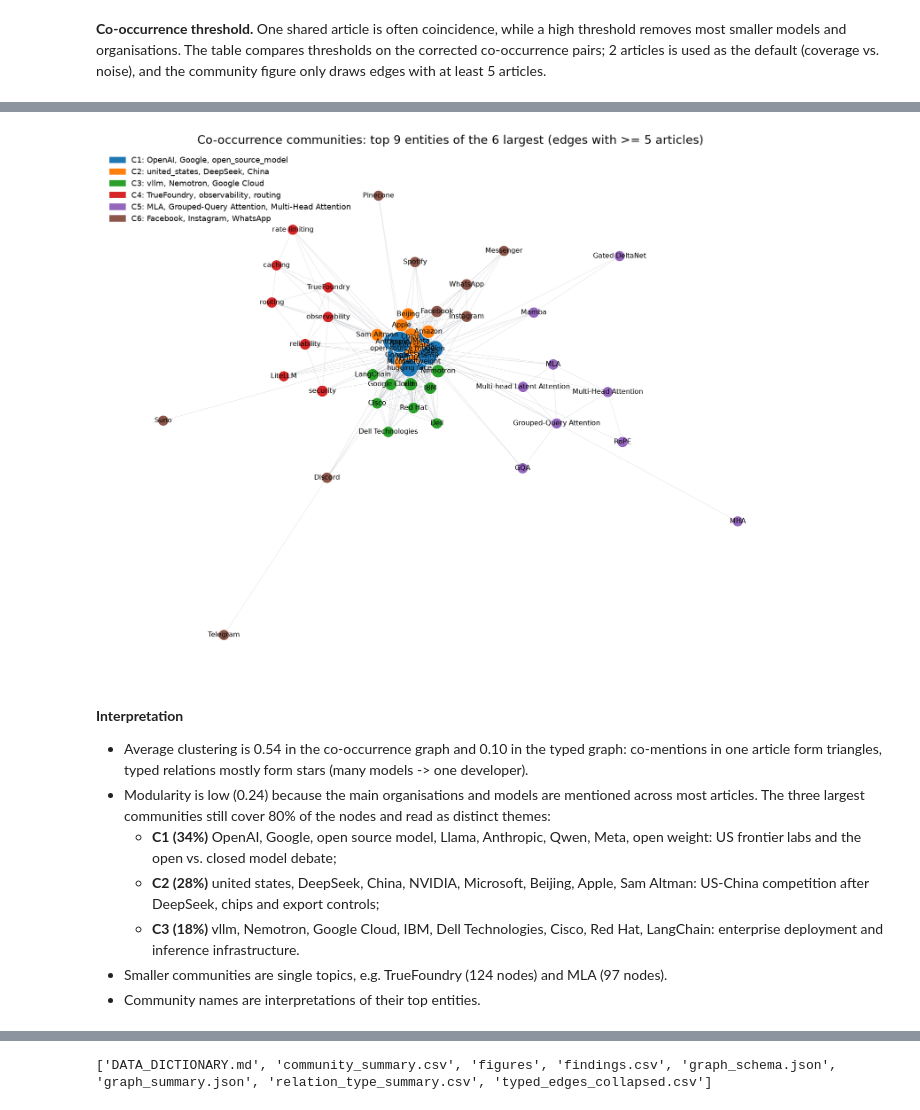
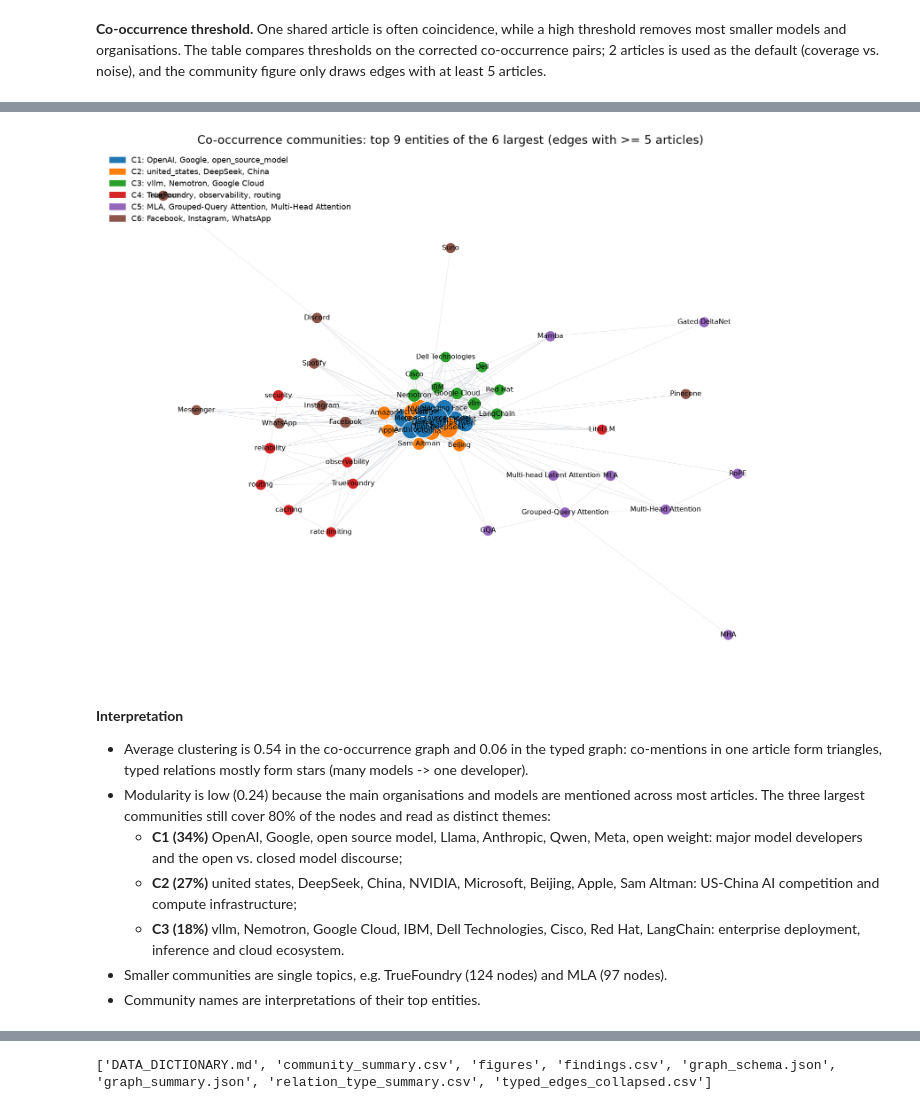
Before and after one commit to jihyeon26/2026-09-CLT-computational_language, a Jupyter notebook: notebooks/stage1_wp3_knowledge_graph.ipynb, the cells around one changed output, grey strips where cells are left out. Cells and saved outputs as stored; diff of their text form; code cells hidden in the pictures.

```diff
--- a/notebooks/stage1_wp3_knowledge_graph.ipynb
+++ b/notebooks/stage1_wp3_knowledge_graph.ipynb
@@ -904,8 +1282,17 @@ reporting in this corpus, not the whole industry.
 # %%
 structure = pd.DataFrame({name: graph_summary(graph) for name, graph in
                           [("assertion", assertion_graph), ("typed", typed_graph), ("co-occurrence", cooccurrence_graph)]}).T
-typed_undirected = nx.Graph(typed_graph.to_undirected())
-structure.loc["typed", "largest_component_nodes"] = len(max(nx.connected_components(typed_undirected), key=len))
+ANALYSIS_EXCLUDED_GROUPS = {"ATTRIBUTE"}
+analysis_excluded = collapsed["predicate_group"].isin(ANALYSIS_EXCLUDED_GROUPS) | collapsed["added_by"].eq("model_name_member")
+collapsed_analysis = collapsed[~analysis_excluded].copy()
+excluded_edges = set(zip(collapsed.loc[analysis_excluded, "subject_id"], collapsed.loc[analysis_excluded, "object_id"],
+                         collapsed.loc[analysis_excluded, "predicate"]))
+typed_analysis_graph = typed_graph.copy()
+typed_analysis_graph.remove_edges_from([edge for edge in typed_graph.edges(keys=True) if edge in excluded_edges])
+typed_analysis_graph.remove_nodes_from(list(nx.isolates(typed_analysis_graph)))
+structure.loc["typed (analysis view)"] = pd.Series(graph_summary(typed_analysis_graph))
+typed_undirected = nx.Graph(typed_analysis_graph.to_undirected())
+structure.loc["typed (analysis view)", "largest_component_nodes"] = len(max(nx.connected_components(typed_undirected), key=len))
 structure.loc["co-occurrence", "largest_component_nodes"] = len(max(nx.connected_components(cooccurrence_graph), key=len))
 display(structure)
 
@@ -966,5 +1354,5 @@ in-degree of an organisation is the number of its artefacts in the graph.
 # %%
-typed_metrics = calculate_node_metrics(typed_graph, "typed", "weight", sample_size=1000, seed=SEED)
+typed_metrics = calculate_node_metrics(typed_analysis_graph, "typed", "weight", sample_size=1000, seed=SEED)
 cooc_metrics = calculate_node_metrics(cooccurrence_graph, "cooccurrence", "document_count", sample_size=500, seed=SEED)
 for metrics in (typed_metrics, cooc_metrics):
     metrics["entity_type_compact"] = metrics["entity_id"].map(node_index["entity_type_compact"])
@@ -976,7 +1364,7 @@ display(typed_metrics.head(15)[metric_columns].round(4))
 print("Co-occurrence graph: top 15 by PageRank")
 display(cooc_metrics.head(15)[[c for c in metric_columns if c in cooc_metrics]].round(4))
 
-relation_metrics = calculate_relation_type_metrics(nodes_kg, collapsed, sample_size=300, seed=SEED)
+relation_metrics = calculate_relation_type_metrics(nodes_kg, collapsed_analysis, sample_size=300, seed=SEED)
 relation_views = {"developed by": ("in_degree", "organisations with the most artefacts"),
                   "competes with": ("degree", "entities with the most competitors"),
                   "works for": ("in_degree", "organisations with the most named people"),
@@ -1074,14 +1462,19 @@ fig.tight_layout(rect=(0, 0.05, 1, 1))
 save_figure(fig, "02_pagerank_typed_vs_cooccurrence.png")
 
 labels = node_index["canonical_name"]
-developers = relation_metrics[relation_metrics["predicate"] == "developed by"].nlargest(1, "in_degree").iloc[0]
-developer_products = collapsed[(collapsed["predicate"] == "developed by") & (collapsed["object_id"] == developers["entity_id"])]
+top_typed = typed_metrics.head(7)
+dev = relation_metrics[relation_metrics["predicate"] == "developed by"].nlargest(1, "in_degree").iloc[0]
+developed = collapsed[collapsed["predicate"] == "developed by"].assign(
+    product_type=lambda d: d["subject_id"].map(node_index["entity_type_compact"]))
+dev_products = developed[developed["object_id"] == dev["entity_id"]]
+dev_mix = dev_products["product_type"].value_counts()
+model_leader = developed[developed["product_type"] == "MODEL"]["object_id"].value_counts()
+fragments = [n for n in dev_products["subject_id"].map(labels) if "Blackwell" in n]
 competition = relation_metrics[relation_metrics["predicate"] == "competes with"].nlargest(1, "weighted_degree").iloc[0]
 bridge = typed_metrics.nlargest(1, "betweenness").iloc[0]
 context = cooc_metrics.head(15)
 context = context[context["entity_type_compact"].isin(["LOCATION_OR_GROUP", "MODEL_ATTRIBUTE"])]["canonical_name"].map(pretty)
 overlap = set(typed_metrics.head(20)["entity_id"]) & set(cooc_metrics.head(20)["entity_id"])
-top_typed = typed_metrics.head(7)
 if competition["entity_id"] == bridge["entity_id"]:
     competition_text = (f"**{competition['canonical_name']}** has both the highest `competes with` weight "
                         f"({int(competition['weighted_degree'])} supporting articles) and the highest betweenness "
@@ -1096,9 +1489,12 @@ display(Markdown(f'''
 - The seven highest-PageRank entities of the typed graph are {", ".join(top_typed["canonical_name"])}
   ({", ".join(sorted(set(top_typed["entity_type_compact"])))}). Open model families in the top 15:
   {", ".join(typed_metrics.head(15).query("entity_type_compact == 'MODEL'")["canonical_name"])}.
-- **{developers["canonical_name"]}** has the most artefacts linked by `developed by` (in-degree {int(developers["in_degree"])},
-  e.g. {", ".join(developer_products.nlargest(4, "document_count")["subject_id"].map(labels))}): it appears both as a
-  hardware supplier and as a model and software developer.
+- **{dev["canonical_name"]}** has the highest `developed by` in-degree ({int(dev["in_degree"])}), but
+  {dev_mix.get("INFRASTRUCTURE", 0)} of these artefacts are infrastructure (GPUs, systems, software) and
+  {dev_mix.get("MODEL", 0)} are models. Some products also appear under several names (e.g. {", ".join(fragments[:4])}),
+  so the count is larger than the number of products. It reads as "the company with the most named products in the
+  articles" rather than "the company that develops the most". Counting models only, **{labels[model_leader.index[0]]}**
+  has the most ({model_leader.iloc[0]}).
 - {competition_text}
 - The co-occurrence ranking also contains context entities ({", ".join(context)}), which reflect the background
   of the reporting (US-China competition, the open vs. closed debate) rather than typed relations.
@@ -1173,49 +1572,49 @@ fig, ax = plt.subplots(figsize=(13, 10))
 max_docs = max(nx.get_edge_attributes(draw, "document_count").values())
 nx.draw_networkx_edges(draw, positions, width=[0.3 + 2.5 * d["document_count"] / max_docs for _, _, d in draw.edges(data=True)],
                        alpha=0.25, edge_color="#6B7280", ax=ax)
 nx.draw_networkx_nodes(draw, positions, ax=ax, linewidths=0.6, edgecolors="white",
                        node_color=[palette(community_of[n] - 1) for n in draw],
                        node_size=[120 + 0.6 * draw.nodes[n]["document_count"] for n in draw])
 nx.draw_networkx_labels(draw, positions, labels={n: pretty(draw.nodes[n]["label"]) for n in draw}, font_size=7, ax=ax)
 legend_labels = community_summary.set_index("community_id")["top_entities"]
 ax.legend(handles=[Patch(color=palette(c - 1), label=f"C{c}: " + ", ".join(legend_labels[c].split(", ")[:3]))
                    for c in range(1, TOP_COMMUNITIES + 1)], loc="upper left", frameon=False, fontsize=8)
 ax.set_title(f"Co-occurrence communities: top {NODES_PER_COMMUNITY} entities of the {TOP_COMMUNITIES} largest "
              f"(edges with >= {DRAW_COOCCURRENCE_DOCUMENTS} articles)")
 ax.axis("off")
 save_figure(fig, "03_cooccurrence_communities.png")
 
 c = community_summary.set_index("community_id").assign(top_entities=lambda d: d["top_entities"].map(pretty))
 display(Markdown(f'''
 **Interpretation**
 
 - Average clustering is {clustering_table.loc[1, "average clustering"]:.2f} in the co-occurrence graph and
   {clustering_table.loc[0, "average clustering"]:.2f} in the typed graph: co-mentions in one article form triangles,
   typed relations mostly form stars (many models -> one developer).
 - Modularity is low ({modularity:.2f}) because the main organisations and models are mentioned across most
   articles. The three largest communities still cover {c.loc[[1, 2, 3], "share_of_nodes"].sum():.0%} of the nodes
   and read as distinct themes:
-  - **C1 ({c.loc[1, "share_of_nodes"]:.0%})** {c.loc[1, "top_entities"]}: US frontier labs and the open vs. closed model debate;
-  - **C2 ({c.loc[2, "share_of_nodes"]:.0%})** {c.loc[2, "top_entities"]}: US-China competition after DeepSeek, chips and export controls;
-  - **C3 ({c.loc[3, "share_of_nodes"]:.0%})** {c.loc[3, "top_entities"]}: enterprise deployment and inference infrastructure.
+  - **C1 ({c.loc[1, "share_of_nodes"]:.0%})** {c.loc[1, "top_entities"]}: major model developers and the open vs. closed model discourse;
+  - **C2 ({c.loc[2, "share_of_nodes"]:.0%})** {c.loc[2, "top_entities"]}: US-China AI competition and compute infrastructure;
+  - **C3 ({c.loc[3, "share_of_nodes"]:.0%})** {c.loc[3, "top_entities"]}: enterprise deployment, inference and cloud ecosystem.
 - Smaller communities are single topics, e.g. {c.loc[4, "top_entities"].split(", ")[0]} ({c.loc[4, "node_count"]} nodes)
   and {c.loc[5, "top_entities"].split(", ")[0]} ({c.loc[5, "node_count"]} nodes).
 - Community names are interpretations of their top entities.
 '''))
 # %% [output]
-[figure, old version]
+[figure, new version]
 
 **Interpretation**
 
 - Average clustering is 0.54 in the co-occurrence graph and
-  0.10 in the typed graph: co-mentions in one article form triangles,
+  0.06 in the typed graph: co-mentions in one article form triangles,
   typed relations mostly form stars (many models -> one developer).
 - Modularity is low (0.24) because the main organisations and models are mentioned across most
   articles. The three largest communities still cover 80% of the nodes
   and read as distinct themes:
-  - **C1 (34%)** OpenAI, Google, open source model, Llama, Anthropic, Qwen, Meta, open weight: US frontier labs and the open vs. closed model debate;
-  - **C2 (28%)** united states, DeepSeek, China, NVIDIA, Microsoft, Beijing, Apple, Sam Altman: US-China competition after DeepSeek, chips and export controls;
-  - **C3 (18%)** vllm, Nemotron, Google Cloud, IBM, Dell Technologies, Cisco, Red Hat, LangChain: enterprise deployment and inference infrastructure.
+  - **C1 (34%)** OpenAI, Google, open source model, Llama, Anthropic, Qwen, Meta, open weight: major model developers and the open vs. closed model discourse;
+  - **C2 (27%)** united states, DeepSeek, China, NVIDIA, Microsoft, Beijing, Apple, Sam Altman: US-China AI competition and compute infrastructure;
+  - **C3 (18%)** vllm, Nemotron, Google Cloud, IBM, Dell Technologies, Cisco, Red Hat, LangChain: enterprise deployment, inference and cloud ecosystem.
 - Smaller communities are single topics, e.g. TrueFoundry (124 nodes)
   and MLA (97 nodes).
 - Community names are interpretations of their top entities.
```
Also changed, not shown: parts of 53 cells of this notebook, 5 other files.
